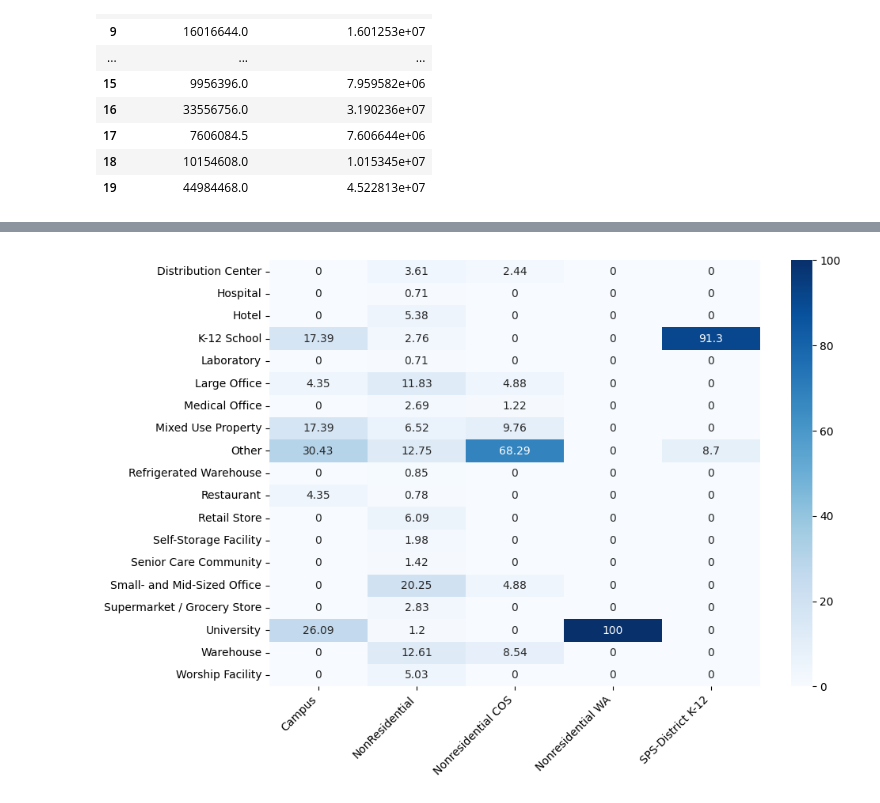
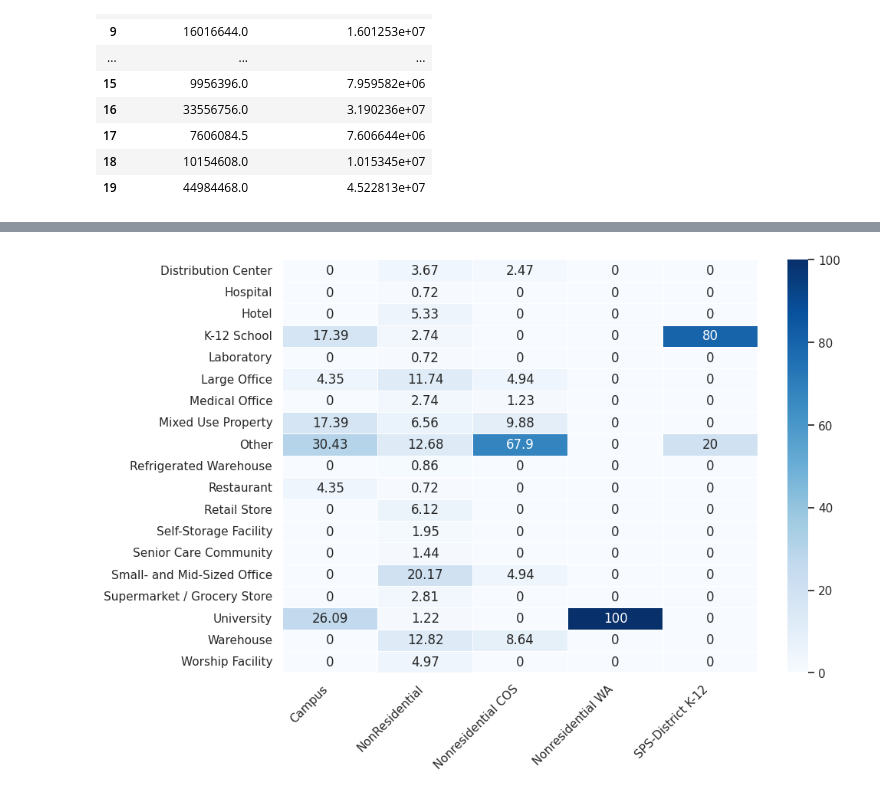
Before and after one commit to gabrielhermel/OC_DS_P4, a Jupyter notebook: Hermel_Gabriel_1_notebook_exploratoire_112022.ipynb, the cells around one changed output, grey strips where cells are left out. Drawn from its saved outputs; the diff is of its cells as text; code cells hidden in the pictures.

```diff
--- a/Hermel_Gabriel_1_notebook_exploratoire_112022.ipynb
+++ b/Hermel_Gabriel_1_notebook_exploratoire_112022.ipynb
@@ -467,0 +505,7 @@ with pd.option_context("display.max_columns", None):
+# %%
+print(build_ener_df.shape[0])
+
+build_ener_df = build_ener_df.loc[build_ener_df["Outlier"].isna()]
+
+build_ener_df.reset_index(drop=True, inplace=True)
+print(build_ener_df.shape[0])
@@ -467,0 +581,36 @@ with pd.option_context("display.max_columns", None):
+# %%
+train_locat_df = build_ener_df.loc[~build_ener_df["ZipCode"].isna()]
+X = train_locat_df[["Latitude", "Longitude"]].to_numpy()
+y = train_locat_df["ZipCode"].to_numpy()
+error = []
+
+for k in range(1, int(math.floor(train_locat_df.shape[0] * 4 / 5))):
+    knn = KNeighborsRegressor(n_neighbors=k)
+    targ_pred = cross_val_predict(knn, X, y)
+    error.append(math.sqrt(mean_squared_error(y, targ_pred)))
+
+knn_zip = KNeighborsRegressor(n_neighbors=(error.index(min(error)) + 1))
+
+knn_zip.fit(X, y)
+
+missing_zip_df = build_ener_df.loc[build_ener_df["ZipCode"].isna()]
+missing_zips = np.around(
+    knn_zip.predict(missing_zip_df[["Latitude", "Longitude"]].to_numpy())
+)
+missing_zip_val_idx = 0
+
+for index, row in missing_zip_df.iterrows():
+    build_ener_df.loc[index, "ZipCode"] = missing_zips[missing_zip_val_idx]
+    missing_zip_val_idx += 1
+# %%
+print(build_ener_df.shape[0])
+
+build_ener_df = build_ener_df.dropna(
+    subset=[
+        "LargestPropertyUseType",
+        "LargestPropertyUseTypeGFA",
+        "SiteEnergyUseWN(kBtu)",
+    ]
+)
+
+print(build_ener_df.shape[0])
@@ -479,31 +666,32 @@ for build_type in build_types:
     )
 
     for prop_type in prop_types:
         prop_type_vals[prop_type] = round(
             100
             * (
                 len(
                     build_ener_df[
                         (build_ener_df["PrimaryPropertyType"] == prop_type)
                         & (build_ener_df["BuildingType"] == build_type)
                     ]
                 )
                 / build_type_total
             ),
             2,
         )
 
     build_and_prop[build_type] = prop_type_vals
 
 fig, ax = plt.subplots(figsize=(10, 7))
 sns.heatmap(
     data=pd.DataFrame(build_and_prop),
     cmap=sns.color_palette("Blues", as_cmap=True),
     annot=True,
     fmt="g",
+    linewidths=0.5,
     ax=ax,
 )
 ax.set_xticklabels(ax.get_xticklabels(), rotation=45, horizontalalignment="right")
 plt.show()
 # %% [output]
-[figure, old version]
+[figure, new version]
```
Also changed, not shown: parts of 28 cells of this notebook, 1 other file.
